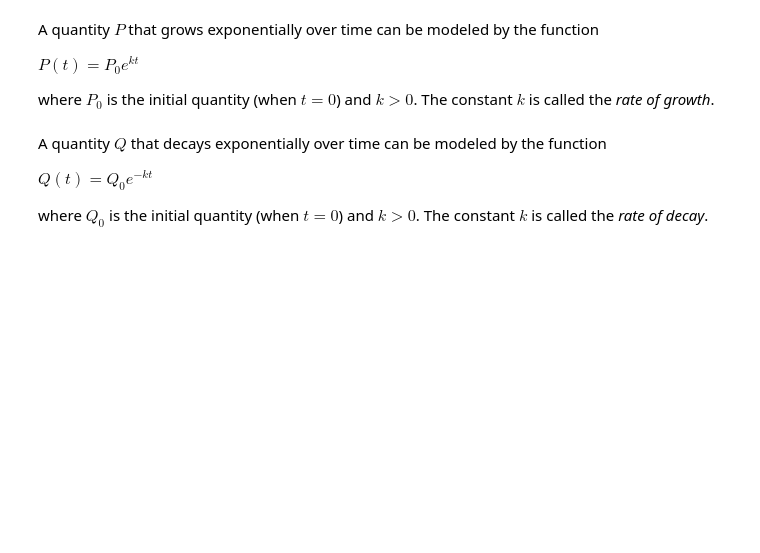
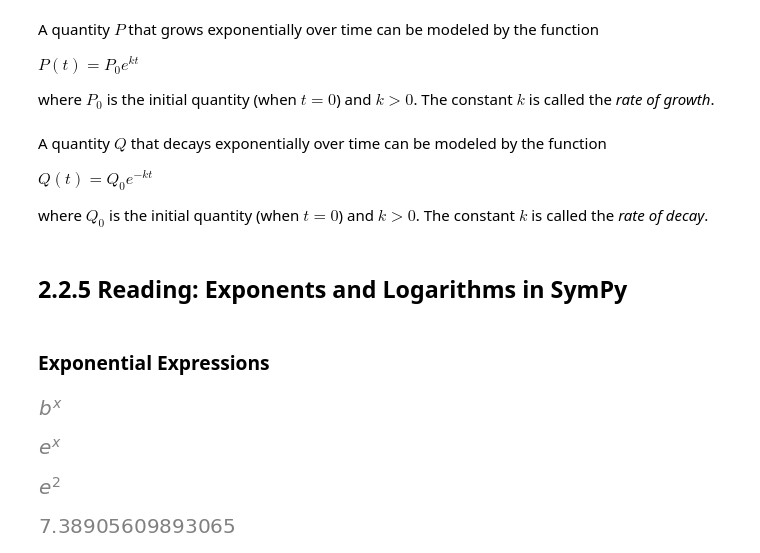
Before and after one commit to PaulToronto/Johns-Hopkins-Coursera-Applied-Calculus-With-Python, a Jupyter notebook: 2_2_Exponential_and_Logarithmic_Functions.ipynb, the cells around one changed output. Saved outputs shown, nothing was run; the diff lists cells and outputs as text; code cells hidden in the pictures; blank space fills up the shorter version.

```diff
--- a/2_2_Exponential_and_Logarithmic_Functions.ipynb
+++ b/2_2_Exponential_and_Logarithmic_Functions.ipynb
@@ -838,3 +838,25 @@ A quantity $Q$ that decays exponentially over time can be modeled by the functio
 $Q\left(t\right) = Q_{0}e^{-kt}$
 
 where $Q_{0}$ is the initial quantity (when $t = 0$) and $k > 0$. The constant $k$ is called the *rate of decay*.
+# %% [markdown]
+## 2.2.5 Reading: Exponents and Logarithms in SymPy
+# %% [markdown]
+### Exponential Expressions
+# %%
+b, x = sym.symbols('b x')
+b**x
+# %% [output]
+[figure, added]
+# %%
+x = sym.symbols('x')
+sym.exp(x)
+# %% [output]
+[figure, added]
+# %%
+sym.exp(2)
+# %% [output]
+[figure, added]
+# %%
+sym.exp(2).evalf()
+# %% [output]
+[figure, added]
```
Also changed, not shown: parts of 60 cells of this notebook.
